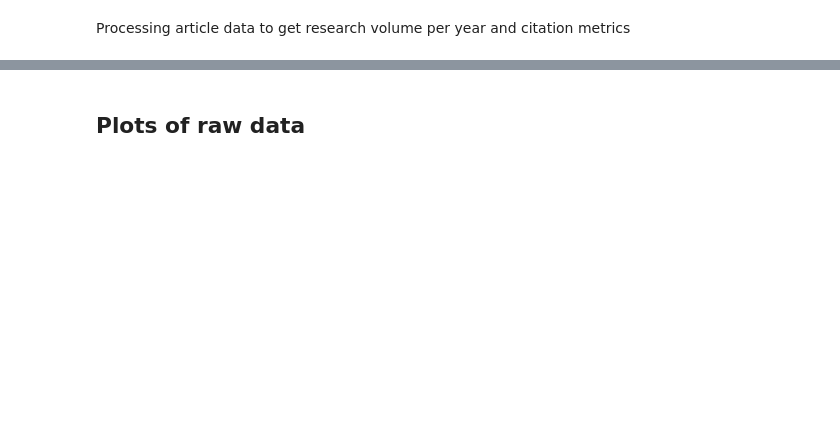
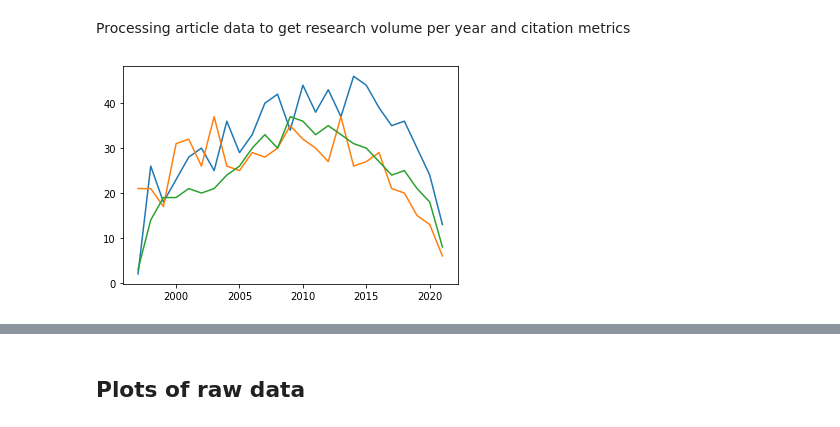
Before and after one commit to btiv/DSS_Final_Proj, a Jupyter notebook: Final Project Brazil.ipynb, the cells around one changed output, grey strips where cells are left out. Drawn from its saved outputs; the diff is of its cells as text; code cells hidden in the pictures; blank space fills up the shorter version.

```diff
--- a/Final Project Brazil.ipynb
+++ b/Final Project Brazil.ipynb
@@ -54,3 +61,25 @@ article_df_year.columns
+# %%
+def h_index_expert(citations, year):
+
+    citations = np.array(citations)
+    n = citations.shape[0]
+    array = np.arange(1, n+1)
+
+    # reverse sorting
+    citations = np.sort(citations)[::-1]
+
+    # intersection of citations and k
+    h_idx = np.max(np.minimum(citations, array))
+
+    #print(citations)
+
+    AR = np.sqrt(sum(citations[0:h_idx-1]) / (2022-year))
+    #return h_idx
+    return AR
+
+def l_index(citations, year):
+
+    return np.log(sum(citations) / (2022-year)) + 1
 # %%
 # domestic research
 volume_list = []
@@ -83,0 +140,8 @@ international_df['Avg Citation Count'] = international_df['Total Citation Count'
+# %%
+plt.plot(collaborative_df['Year'], collaborative_df['H Index'])
+plt.plot(international_df['Year'], international_df['H Index'])
+plt.plot(domestic_df['Year'], domestic_df['H Index'])
+
+plt.show()
+# %% [output]
+[figure, added]
```
Also changed, not shown: parts of 78 cells of this notebook.
